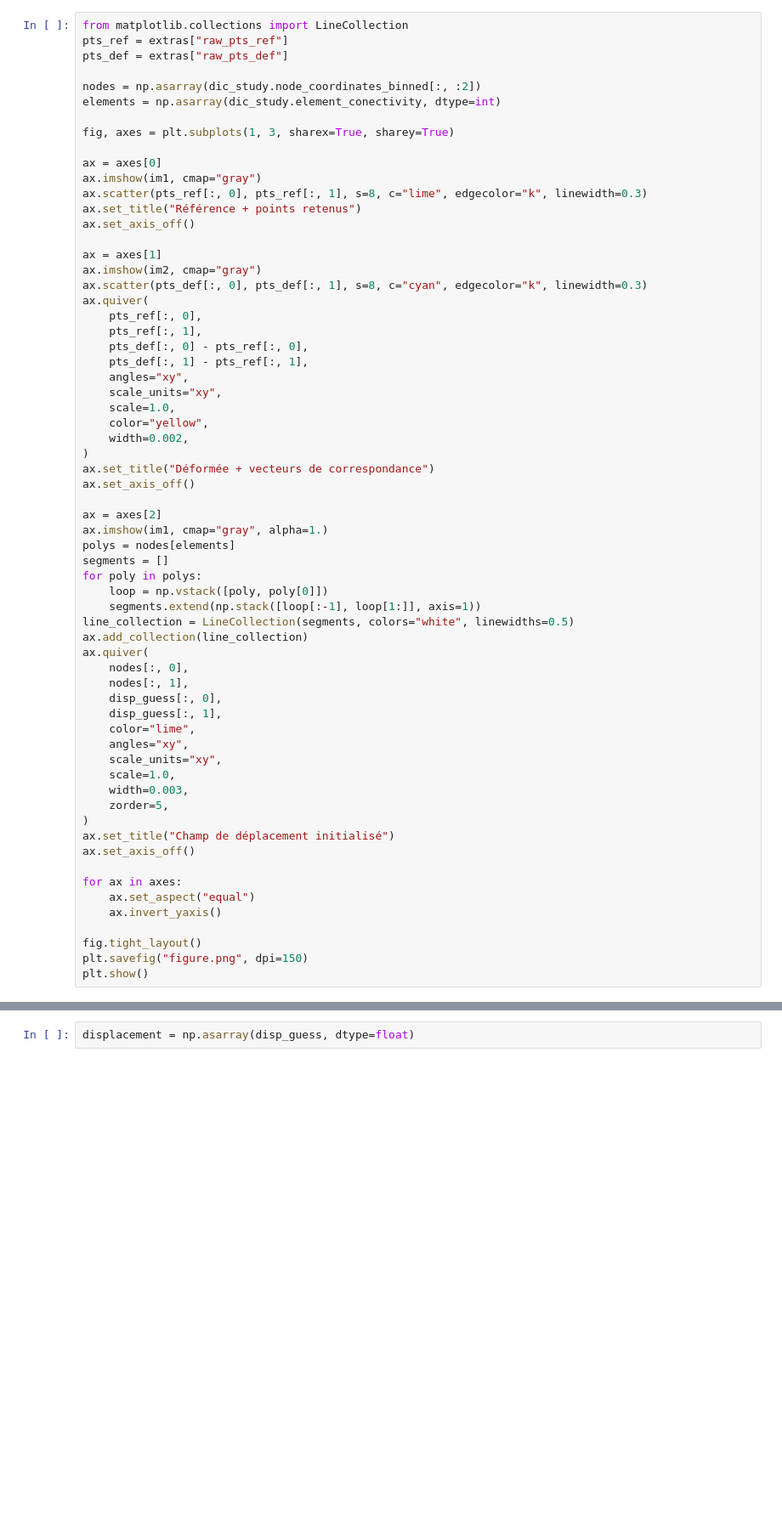
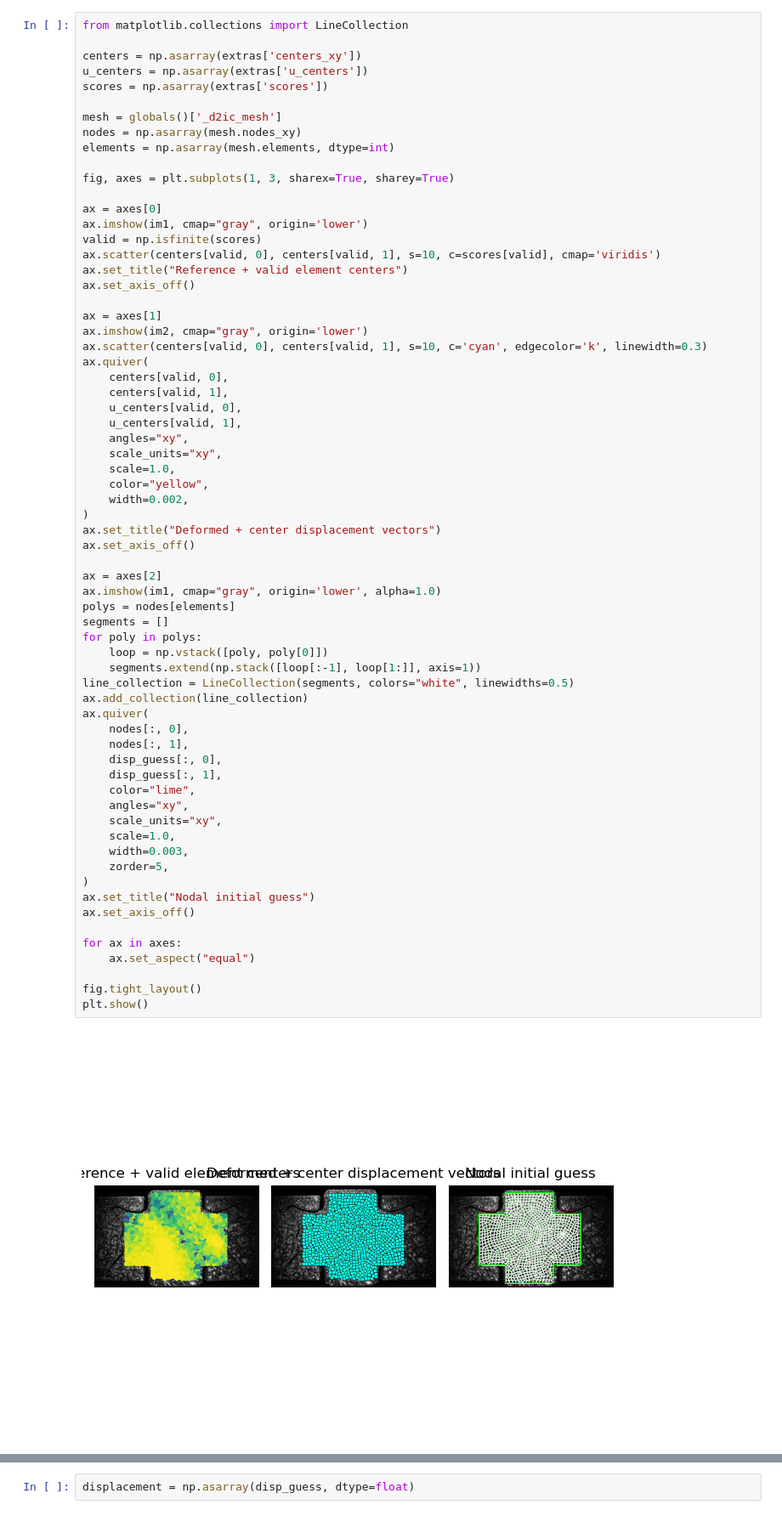
Before and after one commit to EmileRouxSMB/D2IC, a Jupyter notebook: doc/02_GUILikeMode.ipynb, the cells around one changed output, grey strips where cells are left out. Shown at 85% size. Saved outputs shown, nothing was run; the diff lists cells and outputs as text; blank space fills up the shorter version.

```diff
--- a/doc/02_GUILikeMode.ipynb
+++ b/doc/02_GUILikeMode.ipynb
@@ -312,64 +459,68 @@ extras
 # %%
 from matplotlib.collections import LineCollection
-pts_ref = extras["raw_pts_ref"]
-pts_def = extras["raw_pts_def"]
 
-nodes = np.asarray(dic_study.node_coordinates_binned[:, :2])
-elements = np.asarray(dic_study.element_conectivity, dtype=int)
+centers = np.asarray(extras['centers_xy'])
+u_centers = np.asarray(extras['u_centers'])
+scores = np.asarray(extras['scores'])
+
+mesh = globals()['_d2ic_mesh']
+nodes = np.asarray(mesh.nodes_xy)
+elements = np.asarray(mesh.elements, dtype=int)
 
 fig, axes = plt.subplots(1, 3, sharex=True, sharey=True)
 
 ax = axes[0]
-ax.imshow(im1, cmap="gray")
-ax.scatter(pts_ref[:, 0], pts_ref[:, 1], s=8, c="lime", edgecolor="k", linewidth=0.3)
-ax.set_title("Référence + points retenus")
+ax.imshow(im1, cmap="gray", origin='lower')
+valid = np.isfinite(scores)
+ax.scatter(centers[valid, 0], centers[valid, 1], s=10, c=scores[valid], cmap='viridis')
+ax.set_title("Reference + valid element centers")
 ax.set_axis_off()
 
 ax = axes[1]
-ax.imshow(im2, cmap="gray")
-ax.scatter(pts_def[:, 0], pts_def[:, 1], s=8, c="cyan", edgecolor="k", linewidth=0.3)
+ax.imshow(im2, cmap="gray", origin='lower')
+ax.scatter(centers[valid, 0], centers[valid, 1], s=10, c='cyan', edgecolor='k', linewidth=0.3)
 ax.quiver(
-    pts_ref[:, 0],
-    pts_ref[:, 1],
-    pts_def[:, 0] - pts_ref[:, 0],
-    pts_def[:, 1] - pts_ref[:, 1],
+    centers[valid, 0],
+    centers[valid, 1],
+    u_centers[valid, 0],
+    u_centers[valid, 1],
     angles="xy",
     scale_units="xy",
     scale=1.0,
     color="yellow",
     width=0.002,
 )
-ax.set_title("Déformée + vecteurs de correspondance")
+ax.set_title("Deformed + center displacement vectors")
 ax.set_axis_off()
 
 ax = axes[2]
-ax.imshow(im1, cmap="gray", alpha=1.)
+ax.imshow(im1, cmap="gray", origin='lower', alpha=1.0)
 polys = nodes[elements]
 segments = []
 for poly in polys:
     loop = np.vstack([poly, poly[0]])
     segments.extend(np.stack([loop[:-1], loop[1:]], axis=1))
 line_collection = LineCollection(segments, colors="white", linewidths=0.5)
 ax.add_collection(line_collection)
 ax.quiver(
     nodes[:, 0],
     nodes[:, 1],
     disp_guess[:, 0],
     disp_guess[:, 1],
     color="lime",
     angles="xy",
     scale_units="xy",
     scale=1.0,
     width=0.003,
     zorder=5,
 )
-ax.set_title("Champ de déplacement initialisé")
+ax.set_title("Nodal initial guess")
 ax.set_axis_off()
 
 for ax in axes:
     ax.set_aspect("equal")
-    ax.invert_yaxis()
 
 fig.tight_layout()
-plt.savefig("figure.png", dpi=150)
 plt.show()
+# %% [output]
+[figure, added]
```
Also changed, not shown: parts of 32 cells of this notebook, 7 other files.
